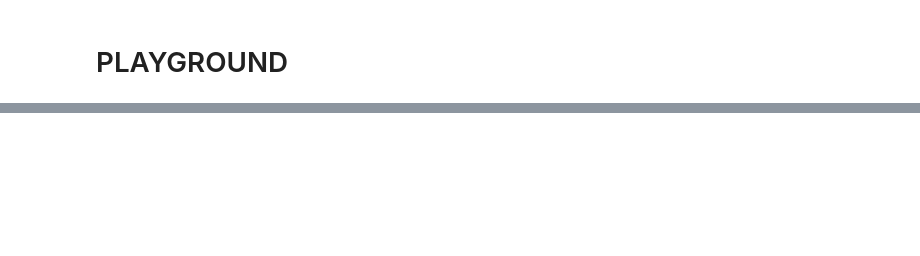
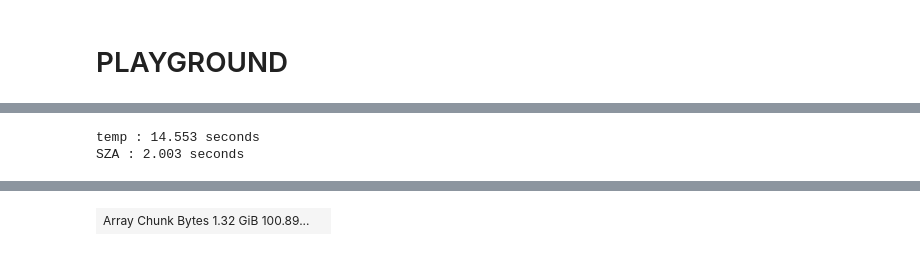
Before and after one commit to KRS-dev/irradiance_estimation, a Jupyter notebook: preprocess/collocate_station_DWDKNMI_seviri.ipynb, the cells around one changed output, grey strips where cells are left out. Drawn from its saved outputs; the diff is of its cells as text; code cells hidden in the pictures; blank space fills up the shorter version.

```diff
--- a/preprocess/collocate_station_DWDKNMI_seviri.ipynb
+++ b/preprocess/collocate_station_DWDKNMI_seviri.ipynb
@@ -256,0 +399,3 @@ test.channel_data.sel(channel='VIS006').isel(time=0).plot.imshow()
+# %%
+stations_knmi = xarray.open_dataset('/scratch/snx3000/kschuurm/DATA/KNMI/nc/index.nc')
+stations_knmi
@@ -256,0 +414,4 @@ test.channel_data.sel(channel='VIS006').isel(time=0).plot.imshow()
+# %%
+station_id = stations_knmi.station[5].values
+station = xarray.open_dataset(f'/scratch/snx3000/kschuurm/DATA/KNMI/nc/KNMI_SOLAR_10min_{str(station_id)}.nc')
+station
@@ -257,3 +437,63 @@ test.channel_data.sel(channel='VIS006').isel(time=0).plot.imshow()
 # %%
-temp = xarray.open_zarr('temp.zarr')
-temp.isel(time=-1,channel=0).channel_data.plot.imshow()
+
+station = xarray.open_dataset(f'/scratch/snx3000/kschuurm/DATA/KNMI/nc/KNMI_SOLAR_10min_{str(station_id)}.nc')
+
+lat = station.lat.values
+lon = station.lon.values
+ilat = (np.abs(hrseviri.y - lat)).argmin().values
+ilon = (np.abs(hrseviri.x - lon)).argmin().values
+
+patch_size = 31
+hpatch = int(np.floor(patch_size/2))
+
+station['time'] = station.time - np.timedelta64(10, 'm')
+
+intersec = set(station.time.values).intersection(hrseviri.time.values)
+
+if len(intersec)< 1000:
+    print('skipping station')
+
+
+hres_slice = hrseviri.isel(y=slice(ilat-hpatch, ilat + hpatch +1), x=slice(ilon-hpatch, ilon+hpatch+1))
+for v in list(hres_slice.coords.keys()):
+    if hres_slice.coords[v].dtype == object:
+        hres_slice[v].encoding.clear()
+for var in hres_slice:
+    hres_slice[var].encoding.clear()
+
+with benchmark('temp'):
+    hres_slice.chunk({'time':10000, 'x':-1, 'y':-1}).to_zarr('temp2.zarr', mode='w')
+    temp = xarray.open_zarr('temp2.zarr')
+
+hres_slice = temp.where(temp.time.isin(station.time), drop=True)
+_, index = np.unique(hres_slice['time'], return_index=True)
+subset_station = station.isel(time=index)
+
+hres_slice['GHI'] = ('time', subset_station.Q_GLOB_10.data)
+hres_slice['GHI_min'] = ('time', subset_station.QN_GLOB_10.data)
+hres_slice['GHI_max'] = ('time', subset_station.QX_GLOB_10.data)
+hres_slice['station_name'] = str(station_id)
+hres_slice['lat_station'] = subset_station.lat.data
+hres_slice['lon_station'] = subset_station.lon.data
+hres_slice['altitude_station'] = subset_station.altitude.data
+
+with benchmark('SZA'):
+    SZA, AZI = solarzenithangle(pd.to_datetime(hres_slice.time),
+                                hres_slice.lat_station.values,
+                                hres_slice.lon_station.values,
+                                hres_slice.altitude_station.values)
+
+hres_slice['SZA'] = ('time', SZA.astype(np.float32))
+hres_slice['AZI'] = ('time', AZI.astype(np.float32))
+
+for v in list(hres_slice.coords.keys()):
+    if hres_slice.coords[v].dtype == object:
+        hres_slice[v].encoding.clear()
+
+hres_slice = hres_slice.rename_dims({'y':'lat','x':'lon'}).rename({'y':'lat', 'x':'lon'})
+
+
+hres_slice
+# %% [output]
+temp : 14.553 seconds
+SZA : 2.003 seconds
@@ -259,0 +517 @@ temp.isel(time=-1,channel=0).channel_data.plot.imshow()
+| Array Chunk Bytes 1.32 GiB 100.89... |  |
```
Also changed, not shown: parts of 12 cells of this notebook, 3 other files.
